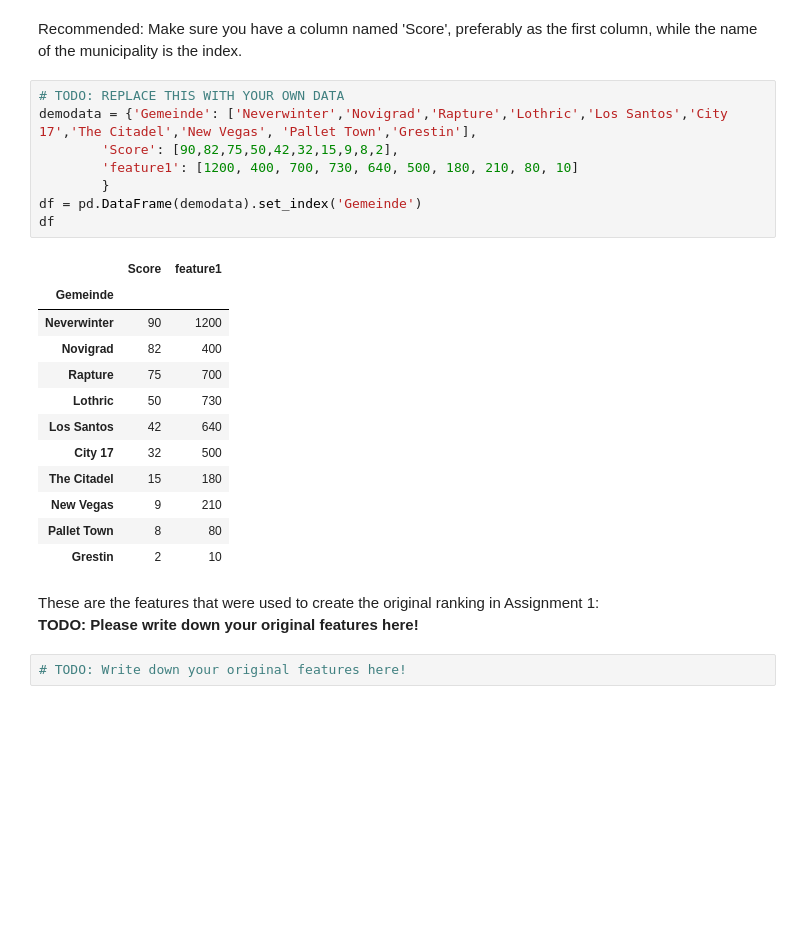
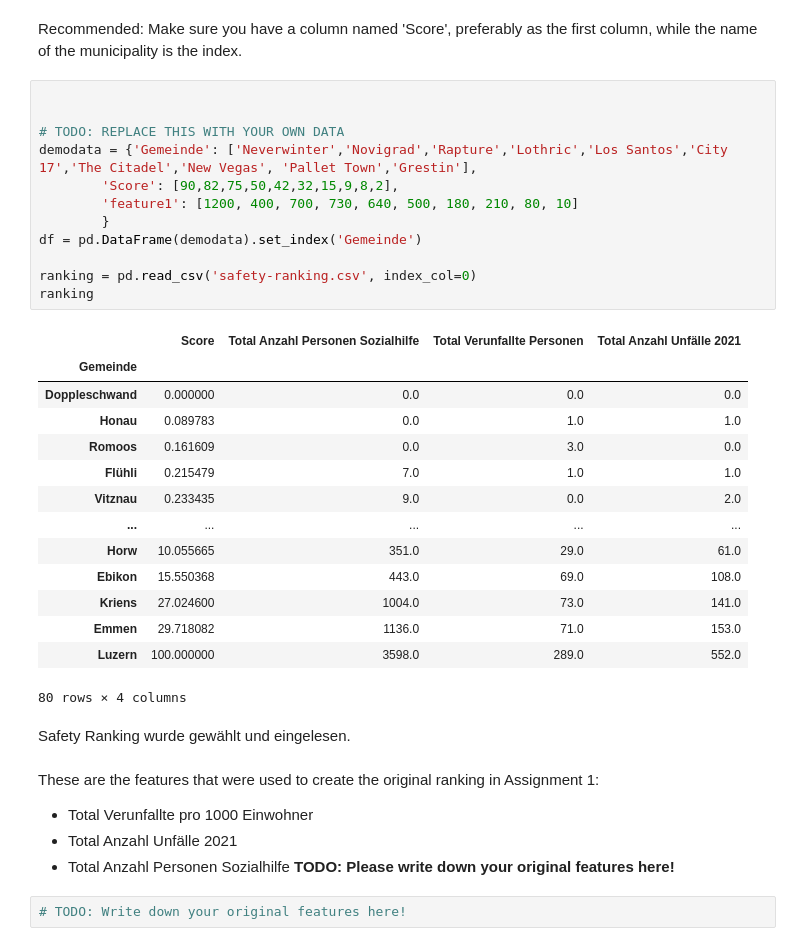
Before and after one commit to fabioryser/assignment_2_dawr, a Jupyter notebook: assignment2_template.ipynb, the cells around one changed output. Saved outputs shown, nothing was run; the diff lists cells and outputs as text; blank space fills up the shorter version.

```diff
--- a/assignment2_template.ipynb
+++ b/assignment2_template.ipynb
@@ -89,28 +93,39 @@ def createBaselineRandom(df, predict_column):
 # %% [markdown]
 Recommended: Make sure you have a column named 'Score', preferably as the first column, while the name of the municipality is the index.
 # %%
+
+
 # TODO: REPLACE THIS WITH YOUR OWN DATA
 demodata = {'Gemeinde': ['Neverwinter','Novigrad','Rapture','Lothric','Los Santos','City 17','The Citadel','New Vegas', 'Pallet Town','Grestin'],
         'Score': [90,82,75,50,42,32,15,9,8,2],
         'feature1': [1200, 400, 700, 730, 640, 500, 180, 210, 80, 10]
         }
 df = pd.DataFrame(demodata).set_index('Gemeinde')
-df
+
+ranking = pd.read_csv('safety-ranking.csv', index_col=0)
+ranking
 # %% [output]
-|  | Score | feature1 |
-| Gemeinde |  |  |
-| Neverwinter | 90 | 1200 |
-| Novigrad | 82 | 400 |
-| Rapture | 75 | 700 |
-| Lothric | 50 | 730 |
-| Los Santos | 42 | 640 |
-| City 17 | 32 | 500 |
-| The Citadel | 15 | 180 |
-| New Vegas | 9 | 210 |
-| Pallet Town | 8 | 80 |
-| Grestin | 2 | 10 |
+|  | Score | Total Anzahl Personen Sozialhilfe | Total Verunfallte Personen | Total Anzahl Unfälle 2021 |
+| Gemeinde |  |  |  |  |
+| Doppleschwand | 0.000000 | 0.0 | 0.0 | 0.0 |
+| Honau | 0.089783 | 0.0 | 1.0 | 1.0 |
+| Romoos | 0.161609 | 0.0 | 3.0 | 0.0 |
+| Flühli | 0.215479 | 7.0 | 1.0 | 1.0 |
+| Vitznau | 0.233435 | 9.0 | 0.0 | 2.0 |
+| ... | ... | ... | ... | ... |
+| Horw | 10.055665 | 351.0 | 29.0 | 61.0 |
+| Ebikon | 15.550368 | 443.0 | 69.0 | 108.0 |
+| Kriens | 27.024600 | 1004.0 | 73.0 | 141.0 |
+| Emmen | 29.718082 | 1136.0 | 71.0 | 153.0 |
+| Luzern | 100.000000 | 3598.0 | 289.0 | 552.0 |
+80 rows × 4 columns
+# %% [markdown]
+Safety Ranking wurde gewählt und eingelesen.
 # %% [markdown]
 These are the features that were used to create the original ranking in Assignment 1:
+- Total Verunfallte pro 1000 Einwohner
+- Total Anzahl Unfälle 2021
+- Total Anzahl Personen Sozialhilfe
 **TODO: Please write down your original features here!**
 # %%
 # TODO: Write down your original features here!
```
Also changed, not shown: parts of 32 cells of this notebook, 1 other file.
